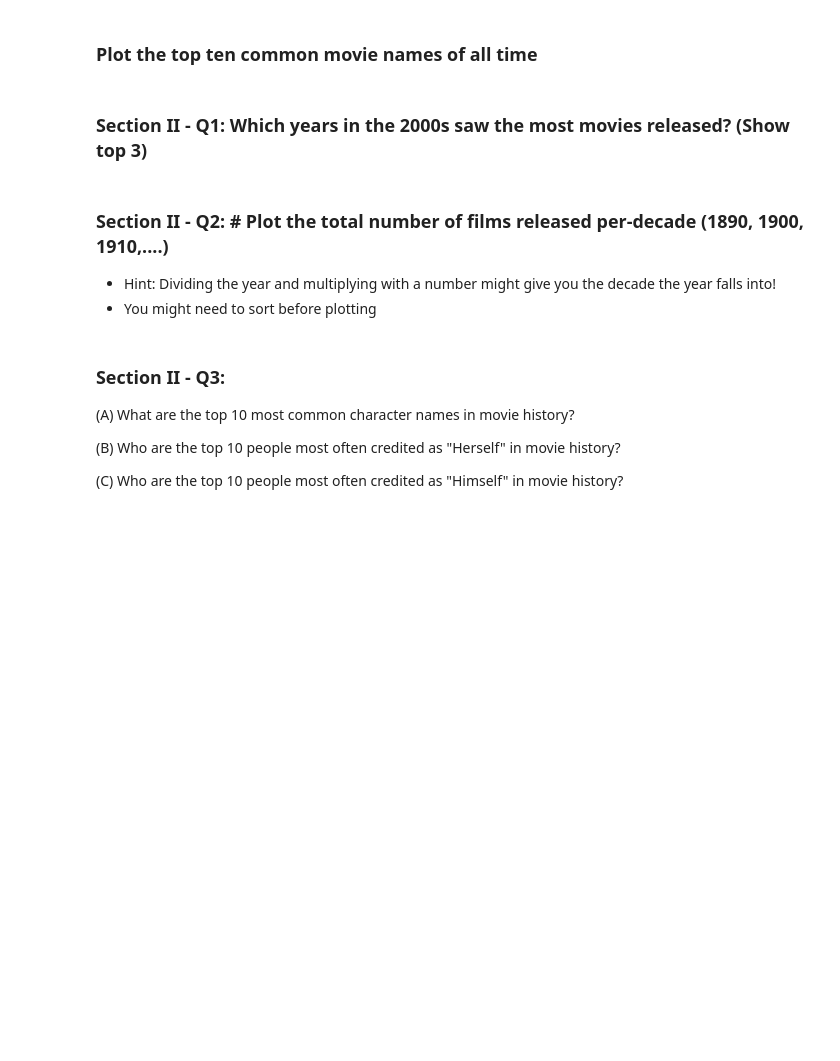
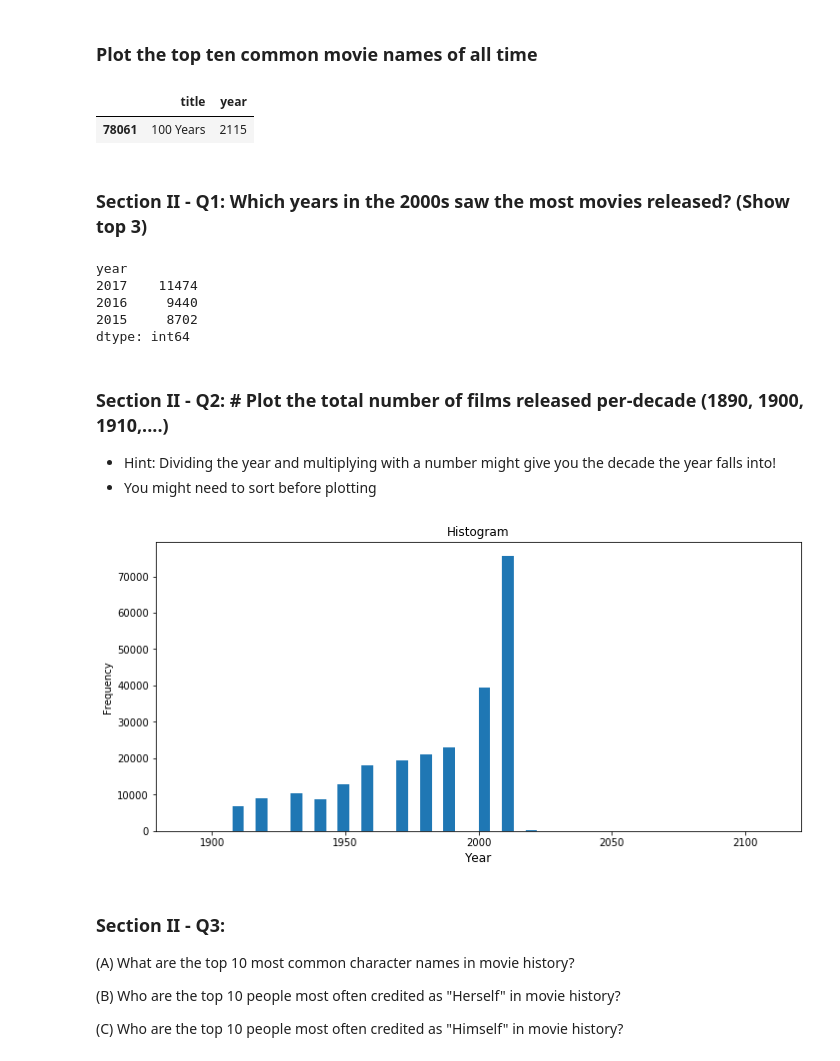
Before and after one commit to sl7423/mec-mini-projects, a Jupyter notebook: mec-5.3.10-data-wranging-with-pandas-mini-project/Mini_Project_Data_Wrangling_Pandas.ipynb, the cells around one changed output. Saved outputs shown, nothing was run; the diff lists cells and outputs as text; code cells hidden in the pictures; blank space fills up the shorter version.

```diff
--- a/mec-5.3.10-data-wranging-with-pandas-mini-project/Mini_Project_Data_Wrangling_Pandas.ipynb
+++ b/mec-5.3.10-data-wranging-with-pandas-mini-project/Mini_Project_Data_Wrangling_Pandas.ipynb
@@ -283,8 +352,21 @@ top_ten
 ### Plot the top ten common movie names of all time
 # %%
 top_ten.plot(kind='barh')
+# %%
+movies[movies['year'] == 2115]
+# %% [output]
+|  | title | year |
+| 78061 | 100 Years | 2115 |
 # %% [markdown]
 ### Section II - Q1:  Which years in the 2000s saw the most movies released? (Show top 3)
+# %%
+movies[movies['year'] >= 2000].groupby('year').size().sort_values(ascending=False).head(3)
+# %% [output]
+year
+2017    11474
+2016     9440
+2015     8702
+dtype: int64
 # %% [markdown]
 ### Section II - Q2: # Plot the total number of films released per-decade (1890, 1900, 1910,....)
 - Hint: Dividing the year and multiplying with a number might give you the decade the year falls into!
@@ -292,3 +376,20 @@ top_ten.plot(kind='barh')
+# %%
+#Find decade
+def find_decade(year):
+    unit = year % 10
+    return year - unit
+
+movies['decade'] = movies['year'].apply(find_decade)
+# %%
+ax = movies['decade'].plot.hist(bins=50)
+ax.set_title('Histogram', fontsize=12)
+ax.set_xlabel('Year', fontsize=12)
+
+fig = ax.figure
+fig.set_size_inches(10,5)
+fig.tight_layout(pad=1)
+# %% [output]
+[figure, added]
 # %% [markdown]
 ### Section II - Q3:
 
```
Also changed, not shown: parts of 20 cells of this notebook.
